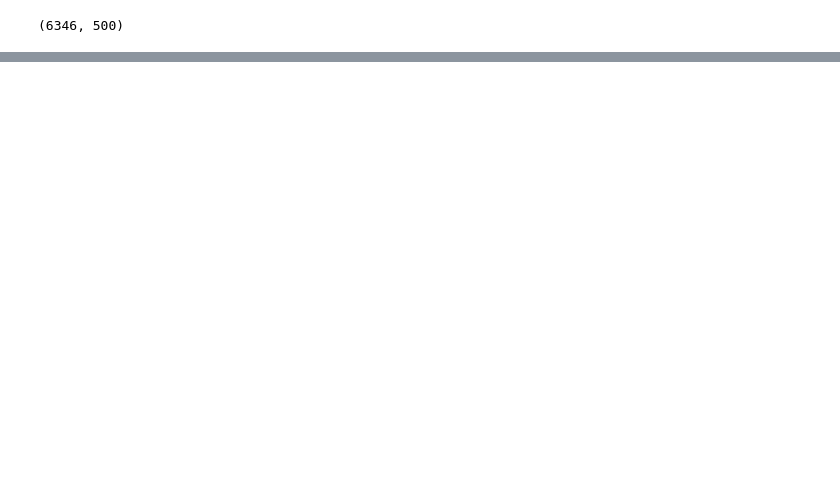
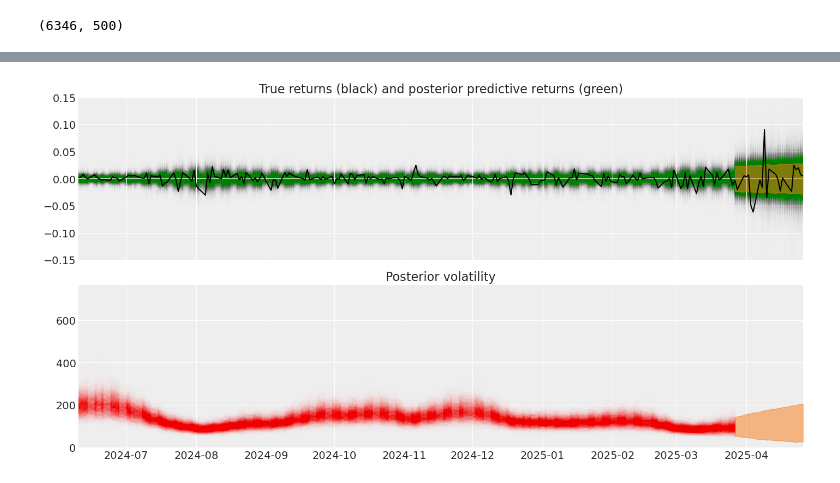
Before and after one commit to birdblues/BAP3, a Jupyter notebook: 연습/svmodel copy 2.ipynb, the cells around one changed output, grey strips where cells are left out. Drawn from its saved outputs; the diff is of its cells as text; code cells hidden in the pictures; blank space fills up the shorter version.

```diff
--- a/연습/svmodel copy 2.ipynb
+++ b/연습/svmodel copy 2.ipynb
@@ -173,6 +178,10 @@ Error:
 # %%
 with stochastic_vol_model:
-    idata.extend(pm.sample(3000, random_seed=rng, target_accept=0.95, idata_kwargs={"log_likelihood": True}))
+    idata.extend(pm.sample(3000, random_seed=rng, target_accept=0.95, idata_kwargs={"log_likelihood": True},
+                           nuts_sampler="numpyro",
+                           chains=8,        # 한 번에 하나의 체인만 실행
+                           cores=1,
+                           ))
 
 posterior = idata.posterior.stack(pooled_chain=("chain", "draw"))
 # posterior["volatility"] = np.exp(posterior["volatility"])
@@ -266,14 +384,29 @@ def create_forecast_model(data, idata, forecast_steps):
         step_size = pm.Exponential("step_size", 10)
 
         # 예측을 위한 Gaussian Random Walk
-         # init_volatility를 스칼라 값으로 변환
-        init_volatility_value = idata.posterior["log_volatility"].sel(time=last_time).mean().item()
-        init_volatility = pm.DiracDelta.dist(init_volatility_value)
+        # init_volatility_value = idata.posterior["log_volatility"].sel(time=last_time).mean().item()
+        # init_volatility = pm.DiracDelta.dist(init_volatility_value)
 
+        # 사후분포에서 마지막 시점의 log_volatility 샘플 추출
+        last_log_volatility_samples = idata.posterior["log_volatility"].sel(time=last_time).values.flatten()
+
+        # 사후분포에서의 샘플 수
+        n_samples = len(last_log_volatility_samples)
+
+        # 각 샘플이 선택될 확률 (동일한 확률)
+        weights = np.ones(n_samples) / n_samples
+
+        # Mixture 분포로 초기값 설정 (이름이 없는 분포 생성)
+        init_volatility_dist = pm.Mixture.dist(
+            w=weights,
+            comp_dists=pm.Normal.dist(mu=last_log_volatility_samples, sigma=1e-3)  # sigma를 작게 하여 거의 확정적인 값처럼 설정
+        )
+
+        # Gaussian Random Walk 시작점으로 설정
         forecast_log_volatility = pm.GaussianRandomWalk(
             "forecast_log_volatility",
             sigma=step_size,
-            init_dist=init_volatility,
+            init_dist=init_volatility_dist,
             dims="forecast_time"
         )
 
@@ -309,33 +457,37 @@ forecast_posterior
 # %%
 fig, axes = plt.subplots(nrows=2, figsize=(14, 7), sharex=True)
 returns["log_change"].plot(ax=axes[0], color="black")
 
 y_vals = posterior_predictive.posterior_predictive["returns"].stack(pooled_chain=("chain", "draw")).isel(pooled_chain=slice(None, None, 10))
 x_vals1 = y_vals.time.astype(np.datetime64)
 ax.plot(x_vals1, y_vals, "g", alpha=0.002,
     zorder=-10)
 
 y_vals = posterior["volatility"].isel(pooled_chain=slice(None, None, 10))
 x_vals = y_vals.time.astype(np.datetime64)
 axes[1].plot(x_vals, y_vals, "r", alpha=0.002)
 
 y_vals = posterior_predictive.posterior_predictive["returns"].stack(pooled_chain=("chain", "draw")).isel(pooled_chain=slice(None, None, 10))
 x_vals = y_vals.time.astype(np.datetime64)
 axes[0].plot(x_vals, y_vals, "g", alpha=0.002,
     zorder=-10)
 
 stack = forecast_posterior.predictions["forecast_returns"].stack(pooled_chain=("chain", "draw"))
-y_vals = stack.isel(pooled_chain=slice(None, None, 10))
+y_vals = stack.isel(pooled_chain=slice(None, None, 1))
 x_vals = y_vals.forecast_time.astype(np.datetime64)
+axes[0].plot(x_vals, y_vals, "g", alpha=0.002,
+    zorder=-10)
 
 az.plot_hdi(x=x_vals, y=forecast_posterior.predictions["forecast_returns"], ax=axes[0], smooth=False)
 az.plot_hdi(x=x_vals, y=forecast_posterior.predictions["forecast_volatility"], ax=axes[1], smooth=False)
 axes[1].set_xlim(x_vals1[-200], x_vals.max())
 axes[0].set_ylim(-0.15, 0.15)
 axes[1].set_ylim(bottom=0)
 
 axes[0].set_title("True returns (black) and posterior predictive returns (green)")
 axes[1].set_title("Posterior volatility");
+# %% [output]
+[figure, added]
 # %%
 fig, ax = plt.subplots(figsize=(14, 4))
 returns["log_change"].plot(ax=ax, color="black")
```
Also changed, not shown: parts of 27 cells of this notebook, 4 other files.
